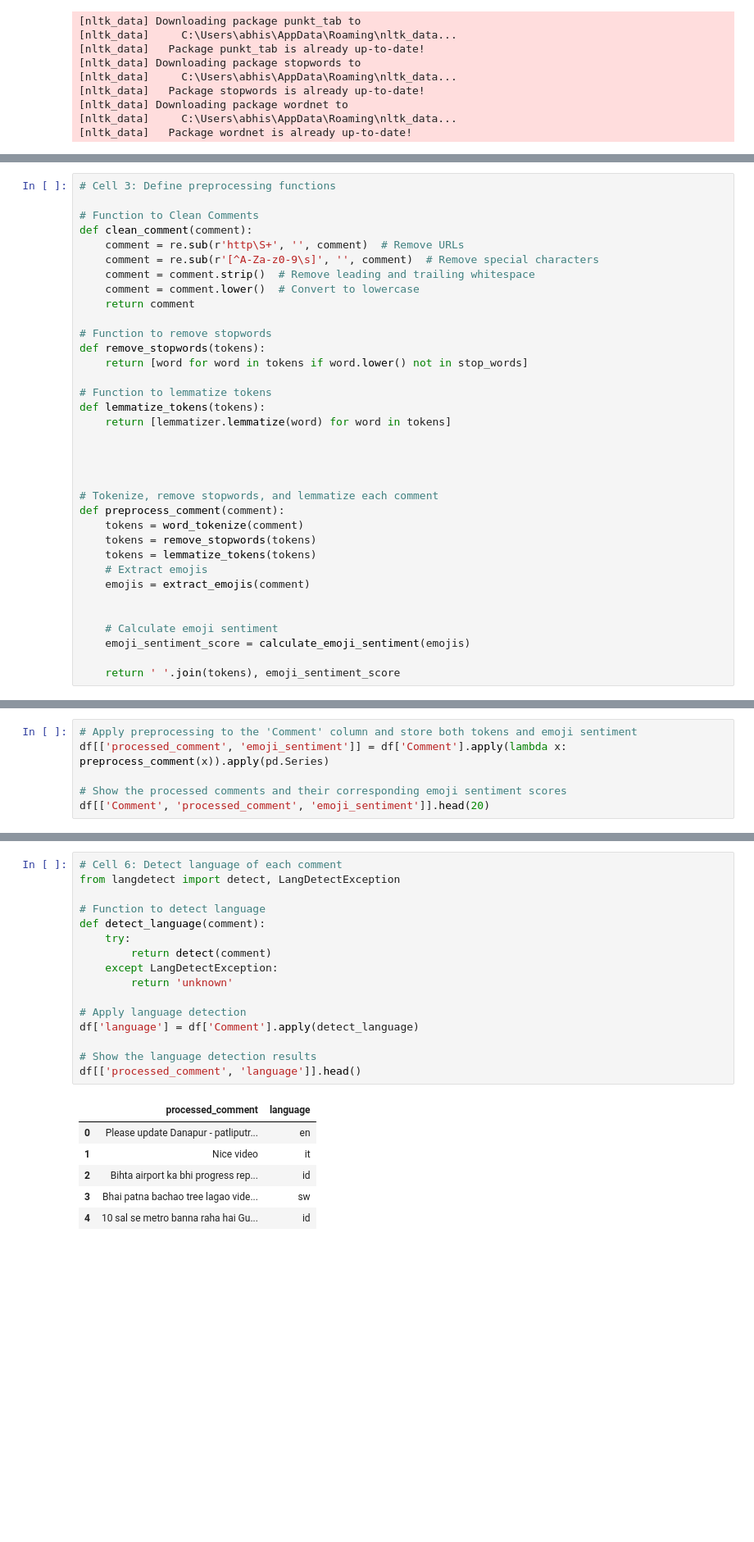
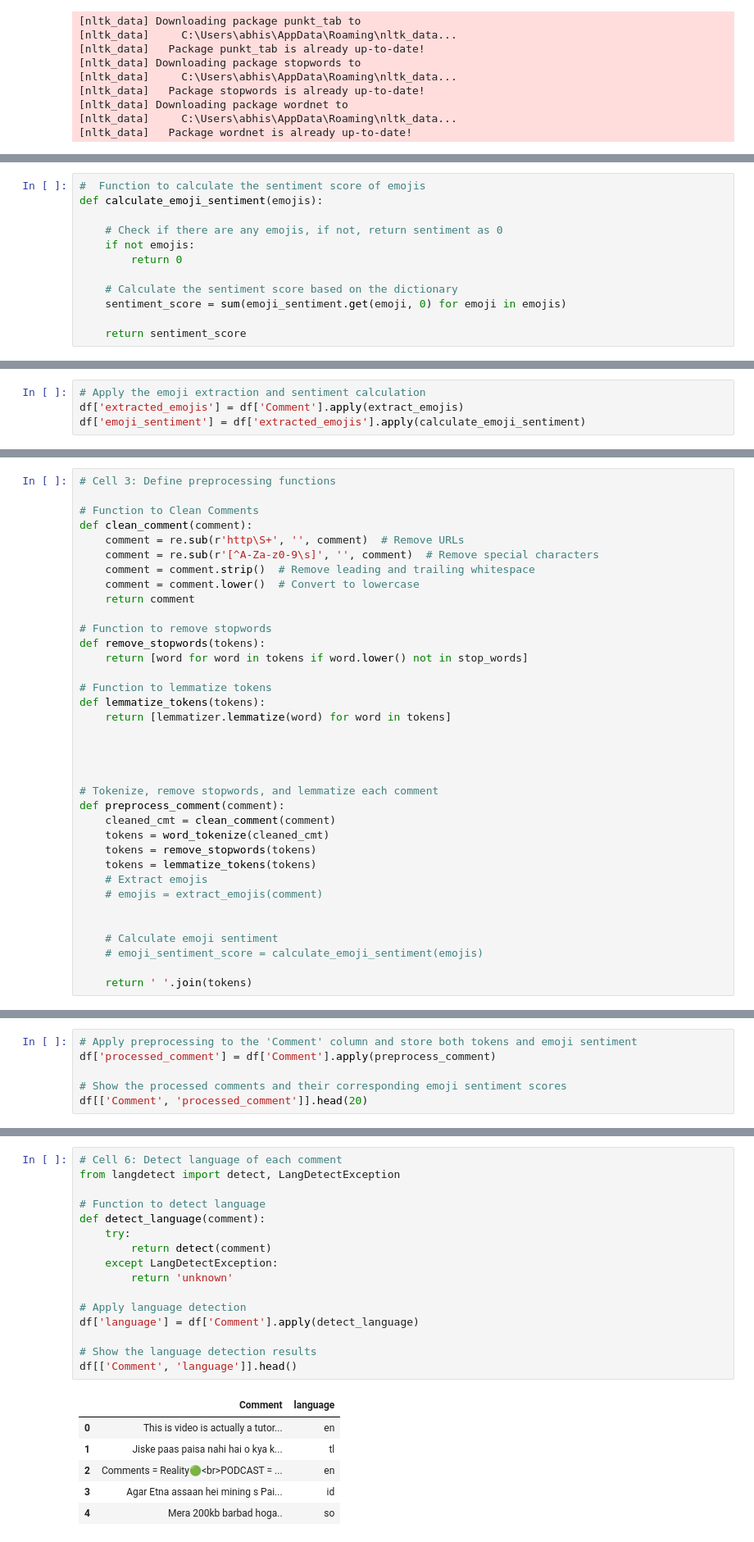
Before and after one commit to beingpro33/YoutubeCommentAnalyzer, a Jupyter notebook: yt.ipynb, the cells around one changed output, grey strips where cells are left out. Shown at 82% size. Saved outputs shown, nothing was run; the diff lists cells and outputs as text; blank space fills up the shorter version.

```diff
--- a/yt.ipynb
+++ b/yt.ipynb
@@ -369,0 +357,12 @@ def calculate_emoji_sentiment(emojis):
+# %%
+#  Function to calculate the sentiment score of emojis
+def calculate_emoji_sentiment(emojis):
+
+    # Check if there are any emojis, if not, return sentiment as 0
+    if not emojis:
+        return 0
+
+    # Calculate the sentiment score based on the dictionary
+    sentiment_score = sum(emoji_sentiment.get(emoji, 0) for emoji in emojis)
+
+    return sentiment_score
@@ -369,0 +378,4 @@ def calculate_emoji_sentiment(emojis):
+# %%
+# Apply the emoji extraction and sentiment calculation
+df['extracted_emojis'] = df['Comment'].apply(extract_emojis)
+df['emoji_sentiment'] = df['extracted_emojis'].apply(calculate_emoji_sentiment)
@@ -391,14 +449,15 @@ def lemmatize_tokens(tokens):
 
 # Tokenize, remove stopwords, and lemmatize each comment
 def preprocess_comment(comment):
-    tokens = word_tokenize(comment)
+    cleaned_cmt = clean_comment(comment)
+    tokens = word_tokenize(cleaned_cmt)
     tokens = remove_stopwords(tokens)
     tokens = lemmatize_tokens(tokens)
     # Extract emojis
-    emojis = extract_emojis(comment)
+    # emojis = extract_emojis(comment)
 
 
     # Calculate emoji sentiment
-    emoji_sentiment_score = calculate_emoji_sentiment(emojis)
+    # emoji_sentiment_score = calculate_emoji_sentiment(emojis)
 
-    return ' '.join(tokens), emoji_sentiment_score
+    return ' '.join(tokens)
@@ -429,7 +464,7 @@ print(df[['Comment', 'extracted_emojis']].head(10))
 # %%
 # Apply preprocessing to the 'Comment' column and store both tokens and emoji sentiment
-df[['processed_comment', 'emoji_sentiment']] = df['Comment'].apply(lambda x: preprocess_comment(x)).apply(pd.Series)
+df['processed_comment'] = df['Comment'].apply(preprocess_comment)
 
 # Show the processed comments and their corresponding emoji sentiment scores
-df[['Comment', 'processed_comment', 'emoji_sentiment']].head(20)
+df[['Comment', 'processed_comment']].head(20)
 # %% [output]
@@ -475,26 +537,26 @@ Processed: 10 sal se metro banna raha hai Gujarat ke andar 2 sal ke andar metro
 # %%
 # Cell 6: Detect language of each comment
 from langdetect import detect, LangDetectException
 
 # Function to detect language
 def detect_language(comment):
     try:
         return detect(comment)
     except LangDetectException:
         return 'unknown'
 
 # Apply language detection
 df['language'] = df['Comment'].apply(detect_language)
 
 # Show the language detection results
-df[['processed_comment', 'language']].head()
+df[['Comment', 'language']].head()
 # %% [output]
-|  | processed_comment | language |
-| 0 | Please update Danapur - patliputr... | en |
-| 1 | Nice video | it |
-| 2 | Bihta airport ka bhi progress rep... | id |
-| 3 | Bhai patna bachao tree lagao vide... | sw |
-| 4 | 10 sal se metro banna raha hai Gu... | id |
+|  | Comment | language |
+| 0 | This is video is actually a tutor... | en |
+| 1 | Jiske paas paisa nahi hai o kya k... | tl |
+| 2 | Comments = Reality🟢<br>PODCAST = ... | en |
+| 3 | Agar Etna assaan hei mining s Pai... | id |
+| 4 | Mera 200kb barbad hoga.. | so |
 # %%
 # Cell 7: Print language detection output for first 5 comments
 for i in range(5):
```
Also changed, not shown: parts of 35 cells of this notebook.
